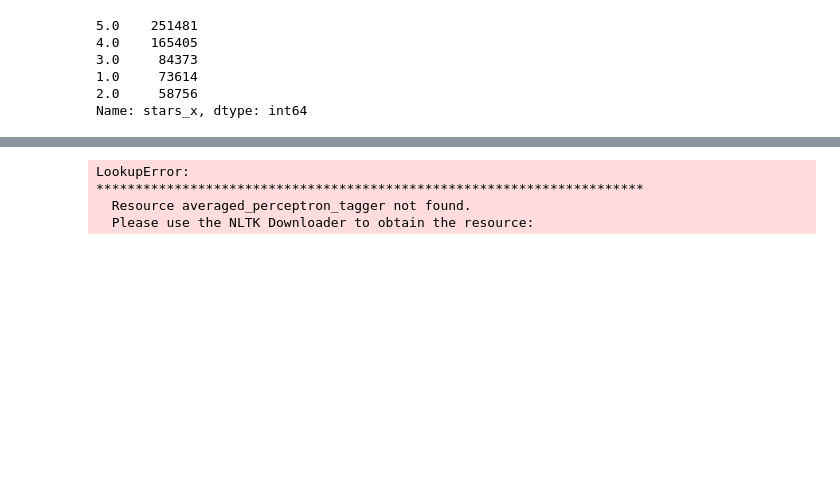
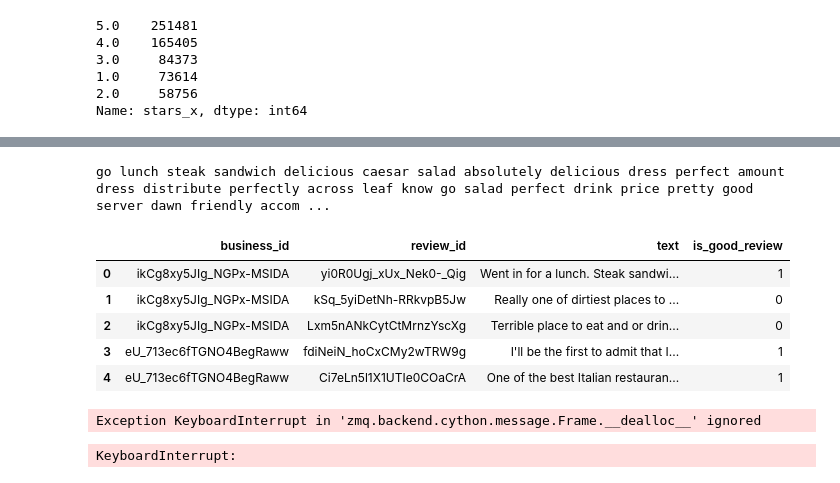
Before and after one commit to linmapitt/Springboard, a Jupyter notebook: CapStone_Project_2/Cap2_Review_Analysis.ipynb, the cells around one changed output, grey strips where cells are left out. Saved outputs shown, nothing was run; the diff lists cells and outputs as text; code cells hidden in the pictures; blank space fills up the shorter version.

```diff
--- a/CapStone_Project_2/Cap2_Review_Analysis.ipynb
+++ b/CapStone_Project_2/Cap2_Review_Analysis.ipynb
@@ -118,7 +184,20 @@ def clean_text(text):
 # %%
-clean_text(reviews_df['text'][0])
+cleaned_text = clean_text(reviews_df['text'][0])
+print(cleaned_text)
 # %% [output]
-LookupError:
-**********************************************************************
-  Resource averaged_perceptron_tagger not found.
-  Please use the NLTK Downloader to obtain the resource:
+go lunch steak sandwich delicious caesar salad absolutely delicious dress perfect amount dress distribute perfectly across leaf know go salad perfect drink price pretty good server dawn friendly accom ...
+# %%
+reviews_df.head()
+# %% [output]
+|  | business_id | review_id | text | is_good_review |
+| 0 | ikCg8xy5JIg_NGPx-MSIDA | yi0R0Ugj_xUx_Nek0-_Qig | Went in for a lunch. Steak sandwi... | 1 |
+| 1 | ikCg8xy5JIg_NGPx-MSIDA | kSq_5yiDetNh-RRkvpB5Jw | Really one of dirtiest places to ... | 0 |
+| 2 | ikCg8xy5JIg_NGPx-MSIDA | Lxm5nANkCytCtMrnzYscXg | Terrible place to eat and or drin... | 0 |
+| 3 | eU_713ec6fTGNO4BegRaww | fdiNeiN_hoCxCMy2wTRW9g | I'll be the first to admit that I... | 1 |
+| 4 | eU_713ec6fTGNO4BegRaww | Ci7eLn5l1X1UTIe0COaCrA | One of the best Italian restauran... | 1 |
+# %%
+reviews_df['clean_text'] = reviews_df['text'].apply(clean_text)
+#type(reviews_df['text'])
+# %% [output]
+Exception KeyboardInterrupt in 'zmq.backend.cython.message.Frame.__dealloc__' ignored
+KeyboardInterrupt:
```
Also changed, not shown: parts of 20 cells of this notebook.
